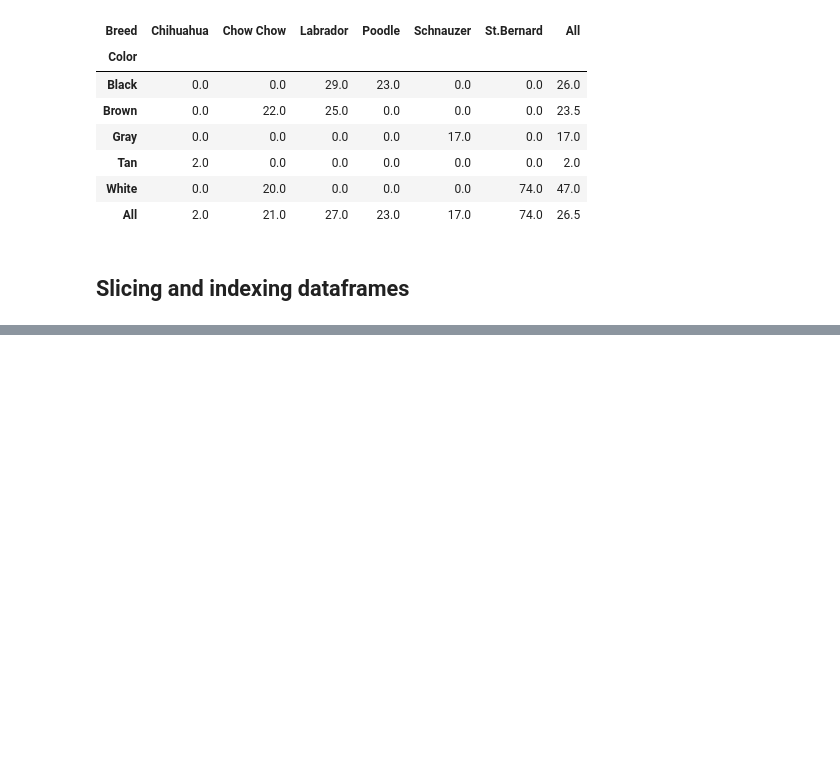
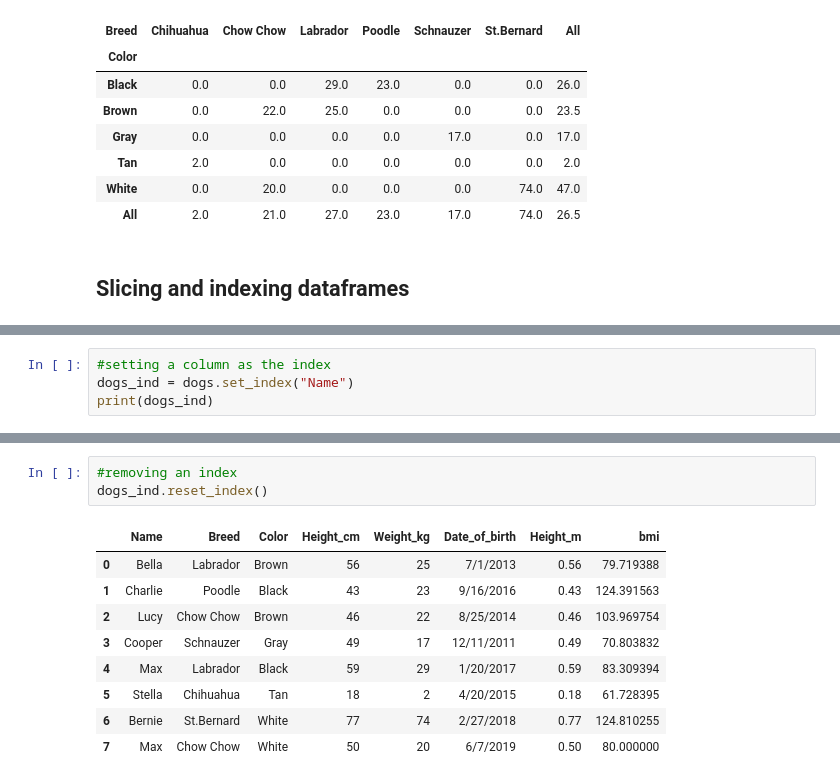
Before and after one commit to Syeda-Eman/40-days-of-Python, a Jupyter notebook: Day_22.ipynb, the cells around one changed output, grey strips where cells are left out. Cells and saved outputs as stored; diff of their text form; blank space fills up the shorter version.

```diff
--- a/Day_22.ipynb
+++ b/Day_22.ipynb
@@ -701,0 +712,4 @@ dogs.pivot_table(values="Weight_kg",index="Color",columns= "Breed",fill_value=0,
+# %%
+#setting a column as the index
+dogs_ind = dogs.set_index("Name")
+print(dogs_ind)
@@ -701,0 +734,13 @@ dogs.pivot_table(values="Weight_kg",index="Color",columns= "Breed",fill_value=0,
+# %%
+#removing an index
+dogs_ind.reset_index()
+# %% [output]
+|  | Name | Breed | Color | Height_cm | Weight_kg | Date_of_birth | Height_m | bmi |
+| 0 | Bella | Labrador | Brown | 56 | 25 | 7/1/2013 | 0.56 | 79.719388 |
+| 1 | Charlie | Poodle | Black | 43 | 23 | 9/16/2016 | 0.43 | 124.391563 |
+| 2 | Lucy | Chow Chow | Brown | 46 | 22 | 8/25/2014 | 0.46 | 103.969754 |
+| 3 | Cooper | Schnauzer | Gray | 49 | 17 | 12/11/2011 | 0.49 | 70.803832 |
+| 4 | Max | Labrador | Black | 59 | 29 | 1/20/2017 | 0.59 | 83.309394 |
+| 5 | Stella | Chihuahua | Tan | 18 | 2 | 4/20/2015 | 0.18 | 61.728395 |
+| 6 | Bernie | St.Bernard | White | 77 | 74 | 2/27/2018 | 0.77 | 124.810255 |
+| 7 | Max | Chow Chow | White | 50 | 20 | 6/7/2019 | 0.50 | 80.000000 |
```
Also changed, not shown: parts of 15 cells of this notebook.
